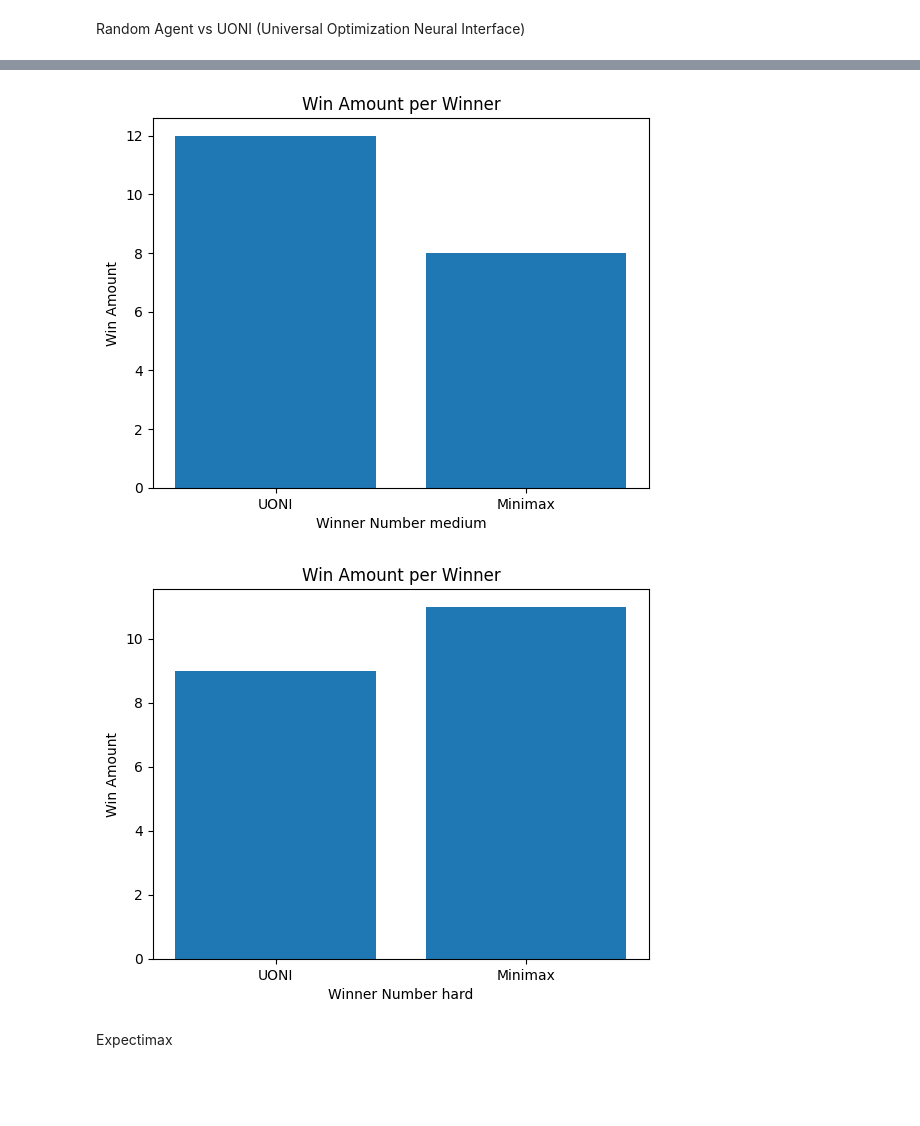
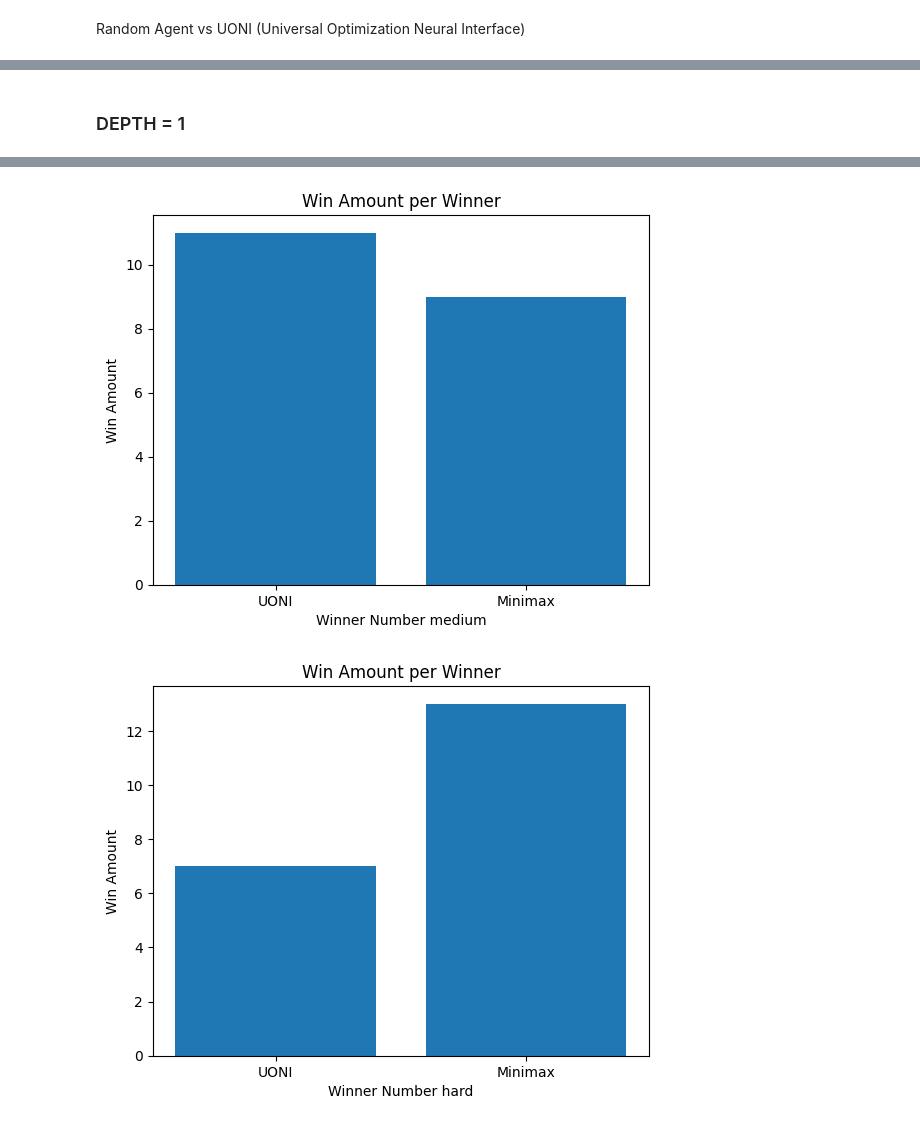
Before and after one commit to JosefinaFerrari/Obligatorio-IA, a Jupyter notebook: CoinGame/coin_game.ipynb, the cells around one changed output, grey strips where cells are left out. Saved outputs shown, nothing was run; the diff lists cells and outputs as text; code cells hidden in the pictures; blank space fills up the shorter version.

Commit message:
MINIMAX with DEPTH 3

```diff
--- a/CoinGame/coin_game.ipynb
+++ b/CoinGame/coin_game.ipynb
@@ -99,14 +99,16 @@ def minimax_graph(ws, level):
     plt.ylabel('Win Amount')
     plt.title('Win Amount per Winner')
     plt.show()
+# %% [markdown]
+### DEPTH = 1
 # %%
 from tqdm import tqdm
 ws = {'easy':[], 'medium':[], 'hard':[]}
 for level in ['easy', 'medium', 'hard']:
     for i in tqdm(range(20)):
         if i%2 == 0:
-            ws[level].append(play_vs_other_agent(env, agent1=UONI(1, level), agent2=MinimaxAgent(2), render=False))
+            ws[level].append(play_vs_other_agent(env, agent1=UONI(1, level), agent2=MinimaxAgent(2, 1), render=False))
         else:
-            ws[level].append(3-play_vs_other_agent(env, agent1=MinimaxAgent(1), agent2=UONI(2, level), render=False))
+            ws[level].append(3-play_vs_other_agent(env, agent1=MinimaxAgent(1, 1), agent2=UONI(2, level), render=False))
     minimax_graph(ws[level], level)
 # %% [output]
@@ -114,4 +116,2 @@ for level in ['easy', 'medium', 'hard']:
-[figure, old version]
+[figure, new version]
-[figure, old version]
+[figure, new version]
-# %% [markdown]
-Expectimax
```
Also changed, not shown: parts of 13 cells of this notebook, 3 other files.
